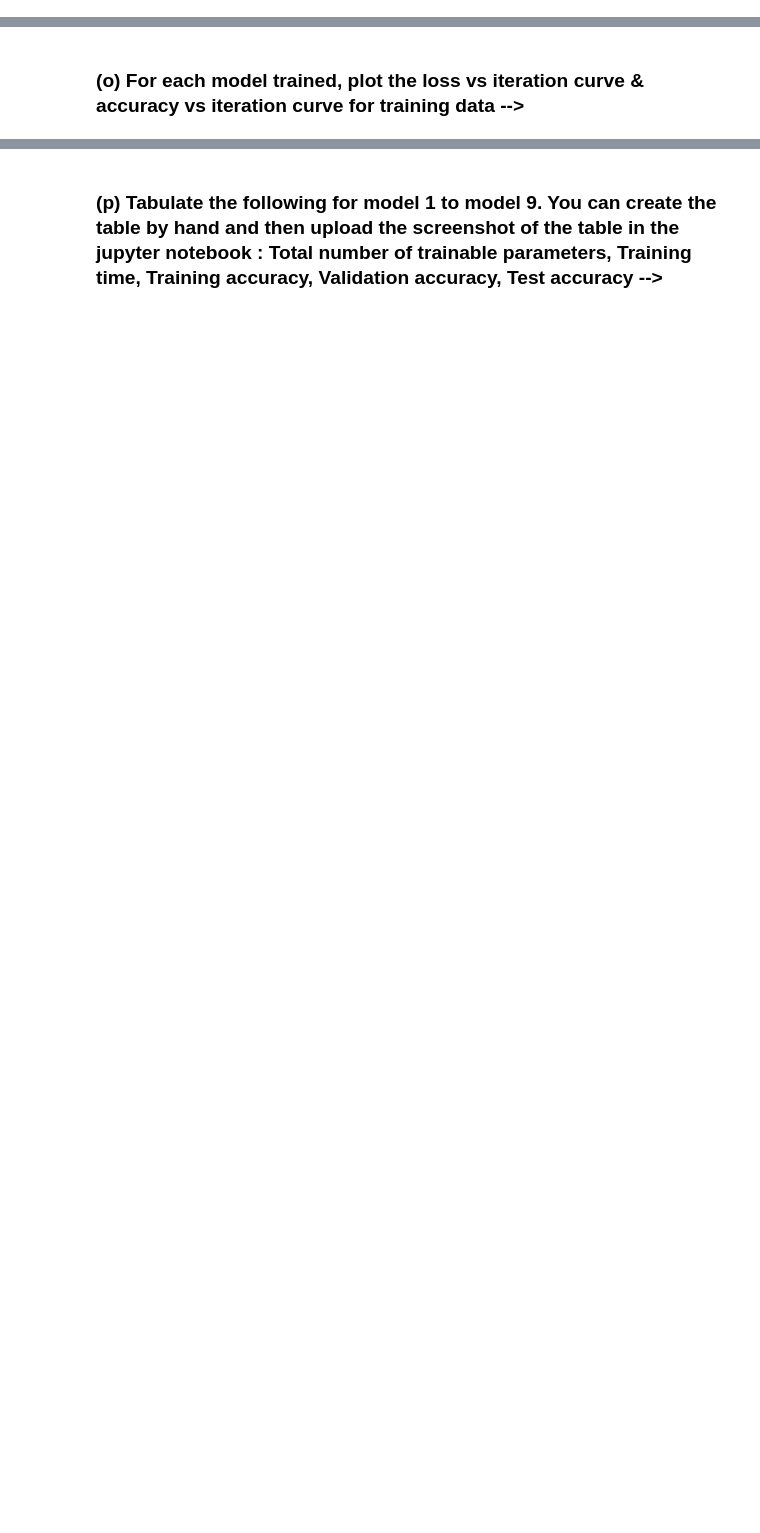
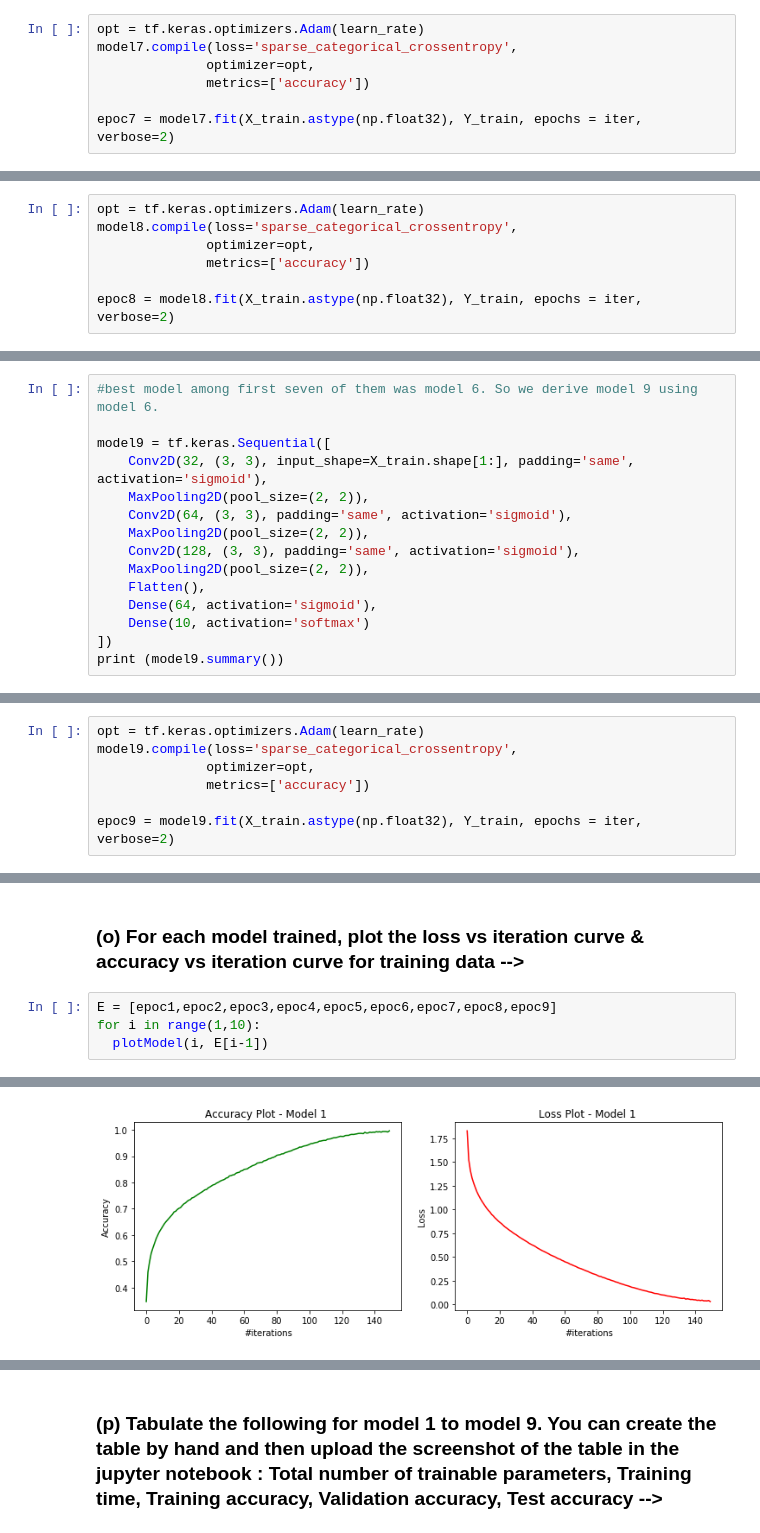
Before and after one commit to RathoreDevansh08/DeepLearning-CS5007, a Jupyter notebook: CNN_RNN_LSTM_GRU/ImageClassification_CNN_CIFAR-10.ipynb, the cells around one changed output, grey strips where cells are left out. Cells and saved outputs as stored; diff of their text form; blank space fills up the shorter version.

```diff
--- a/CNN_RNN_LSTM_GRU/ImageClassification_CNN_CIFAR-10.ipynb
+++ b/CNN_RNN_LSTM_GRU/ImageClassification_CNN_CIFAR-10.ipynb
@@ -26,0 +587,7 @@
+# %%
+opt = tf.keras.optimizers.Adam(learn_rate)
+model7.compile(loss='sparse_categorical_crossentropy',
+              optimizer=opt,
+              metrics=['accuracy'])
+
+epoc7 = model7.fit(X_train.astype(np.float32), Y_train, epochs = iter, verbose=2)
@@ -30,0 +663,7 @@
+# %%
+opt = tf.keras.optimizers.Adam(learn_rate)
+model8.compile(loss='sparse_categorical_crossentropy',
+              optimizer=opt,
+              metrics=['accuracy'])
+
+epoc8 = model8.fit(X_train.astype(np.float32), Y_train, epochs = iter, verbose=2)
@@ -31,2 +700,17 @@
 # %% [markdown]
 ### (n) Model 9 -->
+# %%
+#best model among first seven of them was model 6. So we derive model 9 using model 6.
+
+model9 = tf.keras.Sequential([
+    Conv2D(32, (3, 3), input_shape=X_train.shape[1:], padding='same', activation='sigmoid'),
+    MaxPooling2D(pool_size=(2, 2)),
+    Conv2D(64, (3, 3), padding='same', activation='sigmoid'),
+    MaxPooling2D(pool_size=(2, 2)),
+    Conv2D(128, (3, 3), padding='same', activation='sigmoid'),
+    MaxPooling2D(pool_size=(2, 2)),
+    Flatten(),
+    Dense(64, activation='sigmoid'),
+    Dense(10, activation='softmax')
+])
+print (model9.summary())
@@ -32,0 +735,7 @@
+# %%
+opt = tf.keras.optimizers.Adam(learn_rate)
+model9.compile(loss='sparse_categorical_crossentropy',
+              optimizer=opt,
+              metrics=['accuracy'])
+
+epoc9 = model9.fit(X_train.astype(np.float32), Y_train, epochs = iter, verbose=2)
@@ -33,2 +772,7 @@
 # %% [markdown]
 ### (o) For each model trained, plot the loss vs iteration curve & accuracy vs iteration curve for training data -->
+# %%
+E = [epoc1,epoc2,epoc3,epoc4,epoc5,epoc6,epoc7,epoc8,epoc9]
+for i in range(1,10):
+  plotModel(i, E[i-1])
+# %% [output]
@@ -34,0 +780 @@
+[figure, added]
```
Also changed, not shown: parts of 43 cells of this notebook.
